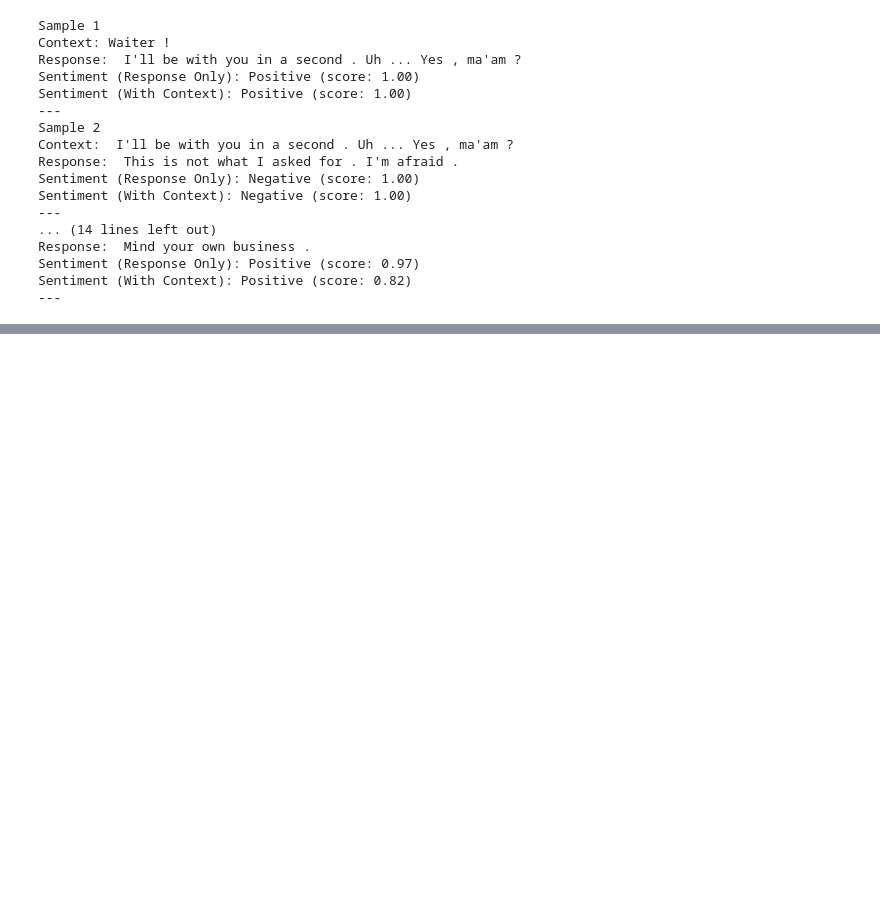
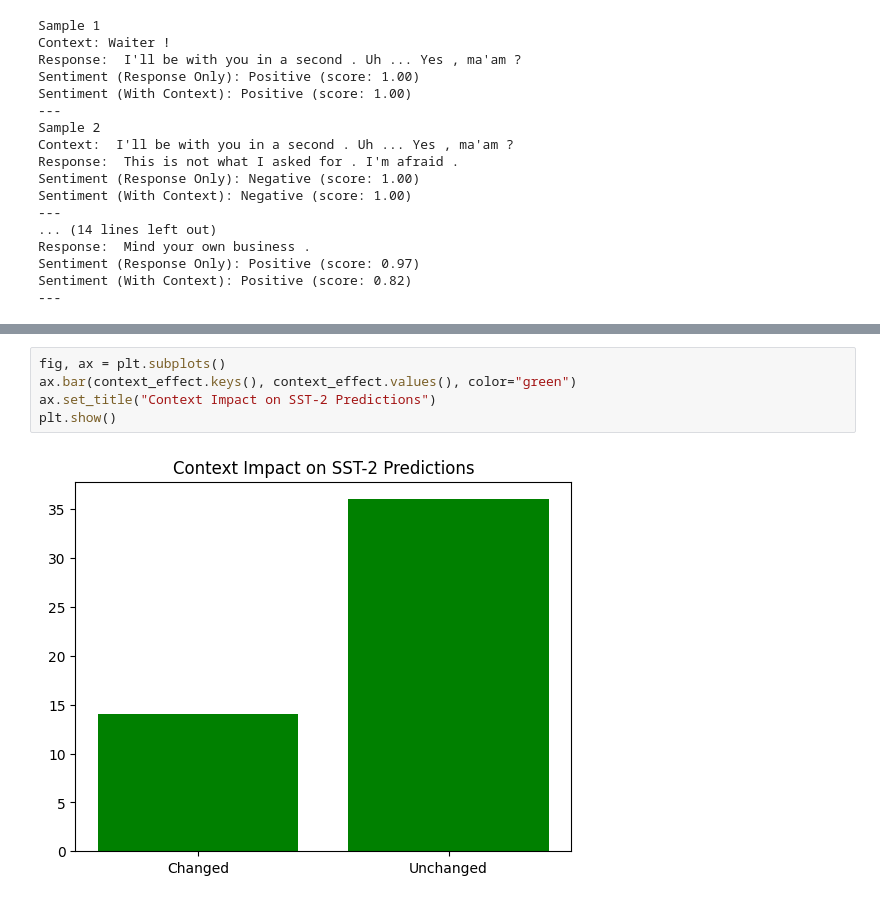
Before and after one commit to lata1207/Master_Project, a Jupyter notebook: Sentiment_Analysis_LLMs.ipynb, the cells around one changed output, grey strips where cells are left out. Cells and saved outputs as stored; diff of their text form; blank space fills up the shorter version.

```diff
--- a/Sentiment_Analysis_LLMs.ipynb
+++ b/Sentiment_Analysis_LLMs.ipynb
@@ -281,0 +351,7 @@ Sentiment (With Context): Positive (score: 0.82)
+# %%
+fig, ax = plt.subplots()
+ax.bar(context_effect.keys(), context_effect.values(), color="green")
+ax.set_title("Context Impact on SST-2 Predictions")
+plt.show()
+# %% [output]
+[figure, added]
```
Also changed, not shown: parts of 14 cells of this notebook.
